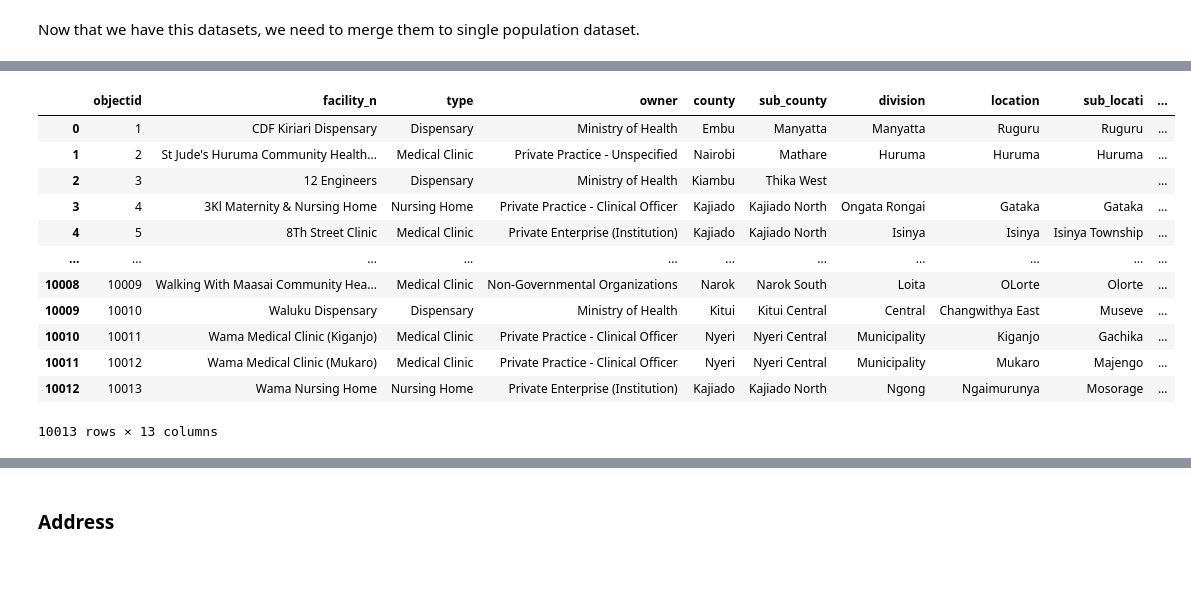
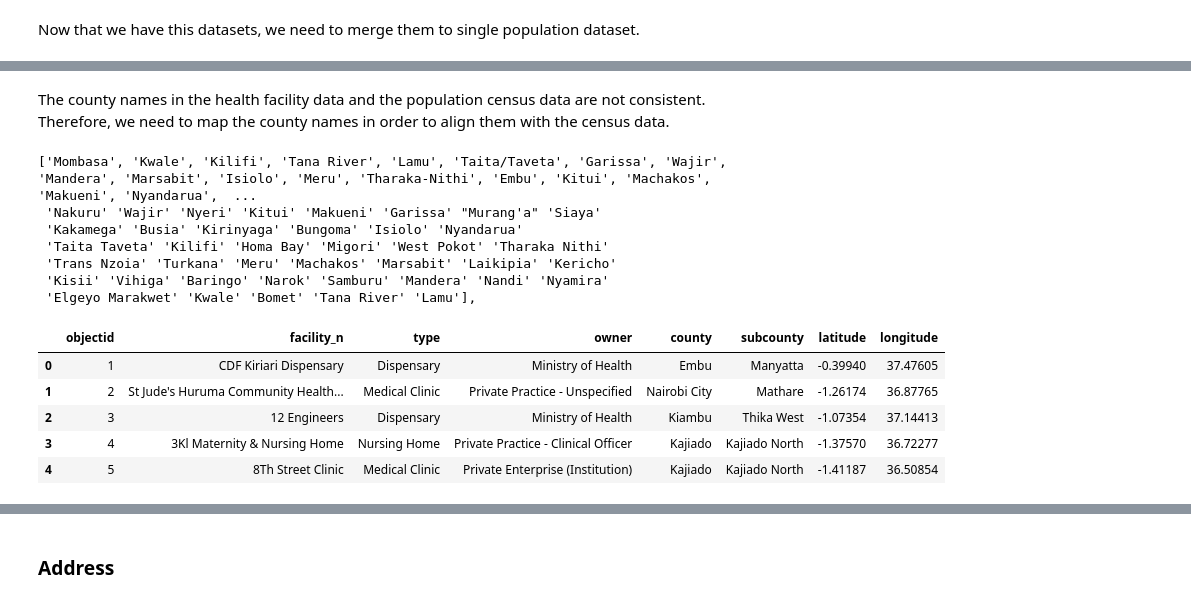
Before and after one commit to mwangi-clinton/mlf-miniproject, a Jupyter notebook: notebooks/mini_project.ipynb, the cells around one changed output, grey strips where cells are left out. Saved outputs shown, nothing was run; the diff lists cells and outputs as text; code cells hidden in the pictures; blank space fills up the shorter version.

```diff
--- a/notebooks/mini_project.ipynb
+++ b/notebooks/mini_project.ipynb
@@ -55 +48,3 @@ import fynesse
+# %%
+health_facilities_data = "/content/mlf-miniproject/data/healthcare_facilities.csv"
 # %%
@@ -101,3 +70,7 @@ df_health_facilities
+# %%
+df_health_facilities = fynesse.assess.normalize_columns(pd.read_csv(health_facilities_data, encoding='latin1')).drop(columns=['division','location','sub_locati','constituen','nearest_to'])
+
+#We have dropped columns that are irrelevant
 # %%
 #Lets  visualize the ownership of this facilities
 
@@ -271,16 +194,36 @@ df_merged_population.drop(columns=['population_y', 'total'])
+# %% [markdown]
+The county names in the health facility data and the population census data are not consistent. Therefore, we need to map the county names in order to align them with the census data.
+# %%
+#See
+counties = fynesse.assess.kenya_counties
+print(counties, end=",")
+
+print(df_health_facilities['county'].unique(), end=",")
+# %% [output]
+['Mombasa', 'Kwale', 'Kilifi', 'Tana River', 'Lamu', 'Taita/Taveta', 'Garissa', 'Wajir', 'Mandera', 'Marsabit', 'Isiolo', 'Meru', 'Tharaka-Nithi', 'Embu', 'Kitui', 'Machakos', 'Makueni', 'Nyandarua',  ...
+ 'Nakuru' 'Wajir' 'Nyeri' 'Kitui' 'Makueni' 'Garissa' "Murang'a" 'Siaya'
+ 'Kakamega' 'Busia' 'Kirinyaga' 'Bungoma' 'Isiolo' 'Nyandarua'
+ 'Taita Taveta' 'Kilifi' 'Homa Bay' 'Migori' 'West Pokot' 'Tharaka Nithi'
+ 'Trans Nzoia' 'Turkana' 'Meru' 'Machakos' 'Marsabit' 'Laikipia' 'Kericho'
+ 'Kisii' 'Vihiga' 'Baringo' 'Narok' 'Samburu' 'Mandera' 'Nandi' 'Nyamira'
+ 'Elgeyo Marakwet' 'Kwale' 'Bomet' 'Tana River' 'Lamu'],
+# %%
+#These are counties with inconsistent naming
+county_mapping = {
+    'Taita Taveta': 'Taita/Taveta',
+    'Tharaka Nithi': 'Tharaka-Nithi',
+    'Elgeyo Marakwet': 'Elgeyo/Marakwet',
+    'Nairobi': 'Nairobi City'
+}
+
+# REmoving null values
+df_health_facilities['county'] = df_health_facilities['county'].replace(county_mapping).drop(columns=['division','location','sub_locati','constituen','nearest_to'])
 # %%
-df_health_facilities.drop()
+df_health_facilities.head()
 # %% [output]
-|  | objectid | facility_n | type | owner | county | sub_county | division | location | sub_locati | ... |
-| 0 | 1 | CDF Kiriari Dispensary | Dispensary | Ministry of Health | Embu | Manyatta | Manyatta | Ruguru | Ruguru | ... |
-| 1 | 2 | St Jude's Huruma Community Health... | Medical Clinic | Private Practice - Unspecified | Nairobi | Mathare | Huruma | Huruma | Huruma | ... |
-| 2 | 3 | 12 Engineers | Dispensary | Ministry of Health | Kiambu | Thika West |  |  |  | ... |
-| 3 | 4 | 3Kl Maternity & Nursing Home | Nursing Home | Private Practice - Clinical Officer | Kajiado | Kajiado North | Ongata Rongai | Gataka | Gataka | ... |
-| 4 | 5 | 8Th Street Clinic | Medical Clinic | Private Enterprise (Institution) | Kajiado | Kajiado North | Isinya | Isinya | Isinya Township | ... |
-| ... | ... | ... | ... | ... | ... | ... | ... | ... | ... | ... |
-| 10008 | 10009 | Walking With Maasai Community Hea... | Medical Clinic | Non-Governmental Organizations | Narok | Narok South | Loita | OLorte | Olorte | ... |
-| 10009 | 10010 | Waluku Dispensary | Dispensary | Ministry of Health | Kitui | Kitui Central | Central | Changwithya East | Museve | ... |
-| 10010 | 10011 | Wama Medical Clinic (Kiganjo) | Medical Clinic | Private Practice - Clinical Officer | Nyeri | Nyeri Central | Municipality | Kiganjo | Gachika | ... |
-| 10011 | 10012 | Wama Medical Clinic (Mukaro) | Medical Clinic | Private Practice - Clinical Officer | Nyeri | Nyeri Central | Municipality | Mukaro | Majengo | ... |
-| 10012 | 10013 | Wama Nursing Home | Nursing Home | Private Enterprise (Institution) | Kajiado | Kajiado North | Ngong | Ngaimurunya | Mosorage | ... |
+|  | objectid | facility_n | type | owner | county | subcounty | latitude | longitude |
+| 0 | 1 | CDF Kiriari Dispensary | Dispensary | Ministry of Health | Embu | Manyatta | -0.39940 | 37.47605 |
+| 1 | 2 | St Jude's Huruma Community Health... | Medical Clinic | Private Practice - Unspecified | Nairobi City | Mathare | -1.26174 | 36.87765 |
+| 2 | 3 | 12 Engineers | Dispensary | Ministry of Health | Kiambu | Thika West | -1.07354 | 37.14413 |
+| 3 | 4 | 3Kl Maternity & Nursing Home | Nursing Home | Private Practice - Clinical Officer | Kajiado | Kajiado North | -1.37570 | 36.72277 |
+| 4 | 5 | 8Th Street Clinic | Medical Clinic | Private Enterprise (Institution) | Kajiado | Kajiado North | -1.41187 | 36.50854 |
-10013 rows × 13 columns
```
Also changed, not shown: parts of 57 cells of this notebook.
